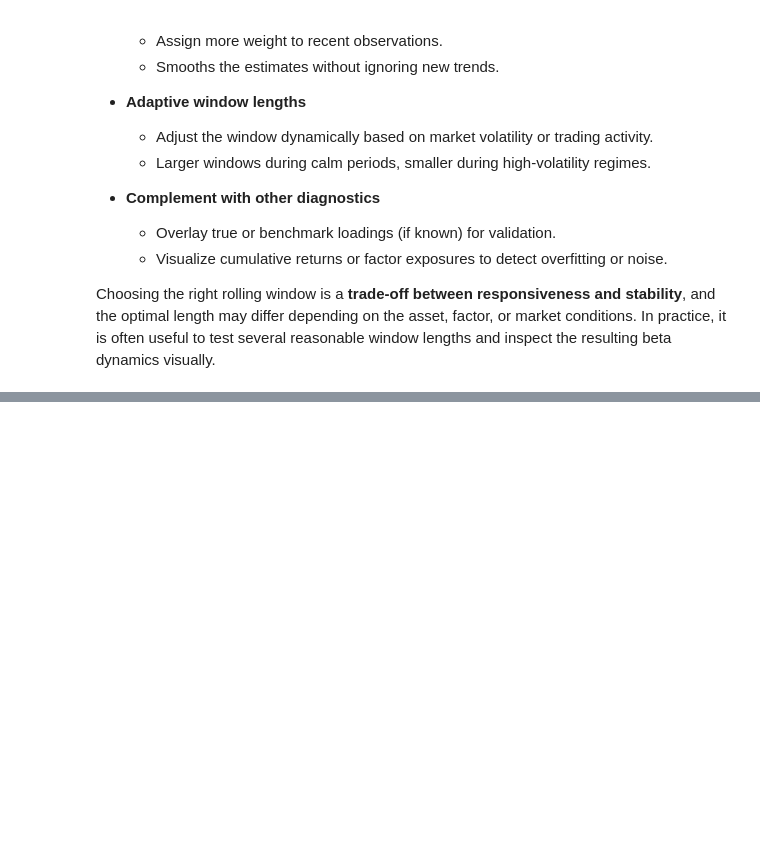
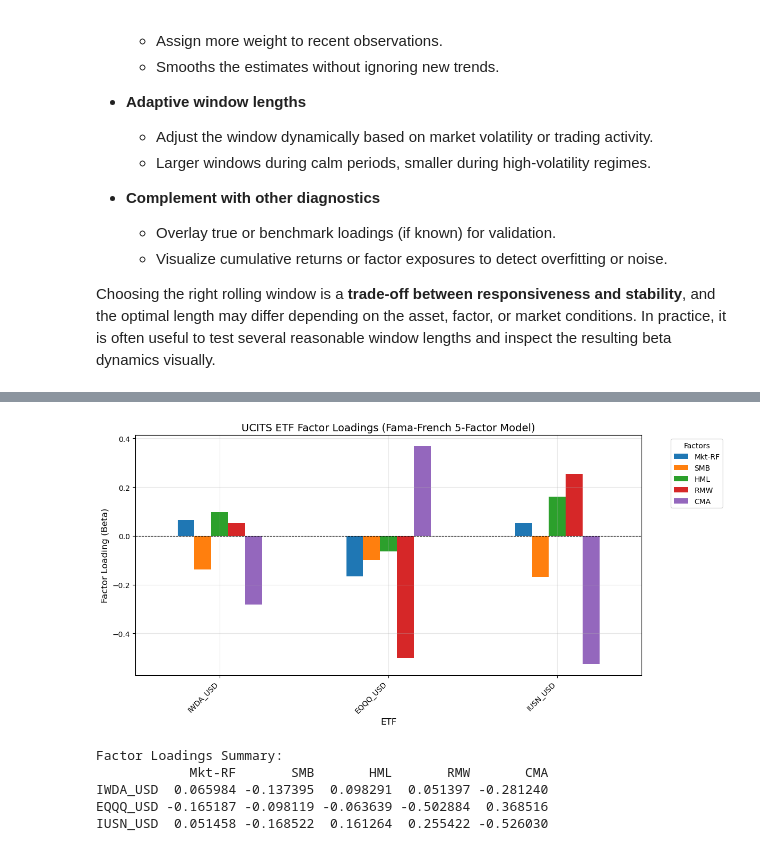
Before and after one commit to husainm97/quant-lab-alpha, a Jupyter notebook: notebooks/factor_premium_tests.ipynb, the cells around one changed output, grey strips where cells are left out. Cells and saved outputs as stored; diff of their text form; code cells hidden in the pictures; blank space fills up the shorter version.

```diff
--- a/notebooks/factor_premium_tests.ipynb
+++ b/notebooks/factor_premium_tests.ipynb
@@ -448,0 +949,35 @@ Choosing the right rolling window is a **trade-off between responsiveness and st
+# %%
+# Visualize factor loadings across UCITS ETFs
+loadings_dict = {}
+
+for etf in ucits_monthly_returns.columns:
+    y = ucits_combined[etf] - ucits_combined['RF']
+    X = sm.add_constant(ucits_combined[factor_cols])
+    model = sm.OLS(y, X).fit()
+    loadings_dict[etf] = model.params[factor_cols]
+
+# Create DataFrame of loadings
+loadings_df = pd.DataFrame(loadings_dict).T
+
+# Plot factor loadings
+fig, ax = plt.subplots(figsize=(12, 6))
+loadings_df.plot(kind='bar', ax=ax)
+ax.set_title('UCITS ETF Factor Loadings (Fama-French 5-Factor Model)', fontsize=14)
+ax.set_xlabel('ETF', fontsize=12)
+ax.set_ylabel('Factor Loading (Beta)', fontsize=12)
+ax.legend(title='Factors', bbox_to_anchor=(1.05, 1), loc='upper left')
+ax.axhline(y=0, color='black', linestyle='--', linewidth=0.8)
+ax.grid(True, alpha=0.3)
+plt.xticks(rotation=45, ha='right')
+plt.tight_layout()
+plt.show()
+
+print("\nFactor Loadings Summary:")
+print(loadings_df)
+# %% [output]
+[figure, added]
+Factor Loadings Summary:
+            Mkt-RF       SMB       HML       RMW       CMA
+IWDA_USD  0.065984 -0.137395  0.098291  0.051397 -0.281240
+EQQQ_USD -0.165187 -0.098119 -0.063639 -0.502884  0.368516
+IUSN_USD  0.051458 -0.168522  0.161264  0.255422 -0.526030
```
Also changed, not shown: parts of 17 cells of this notebook.
